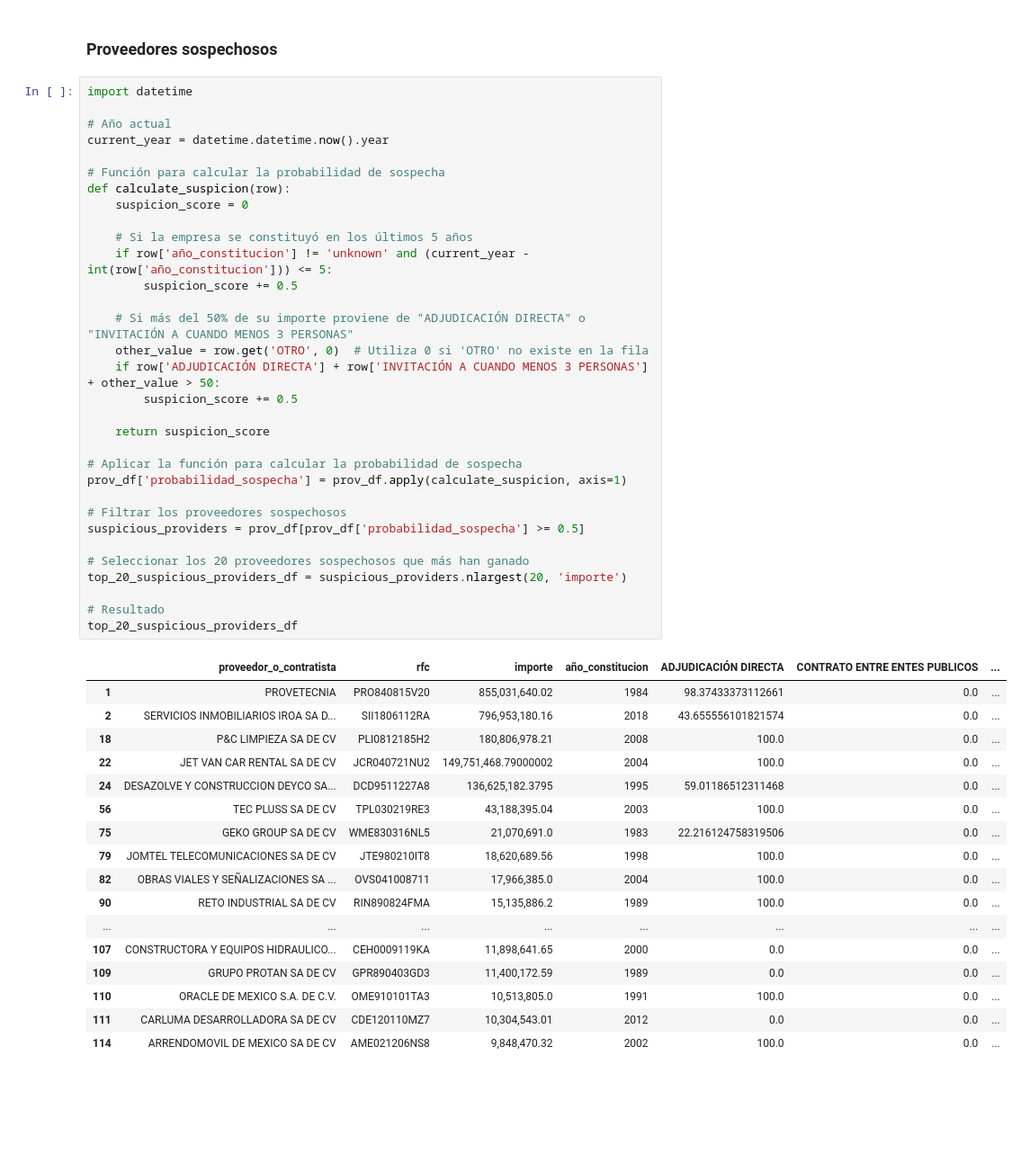
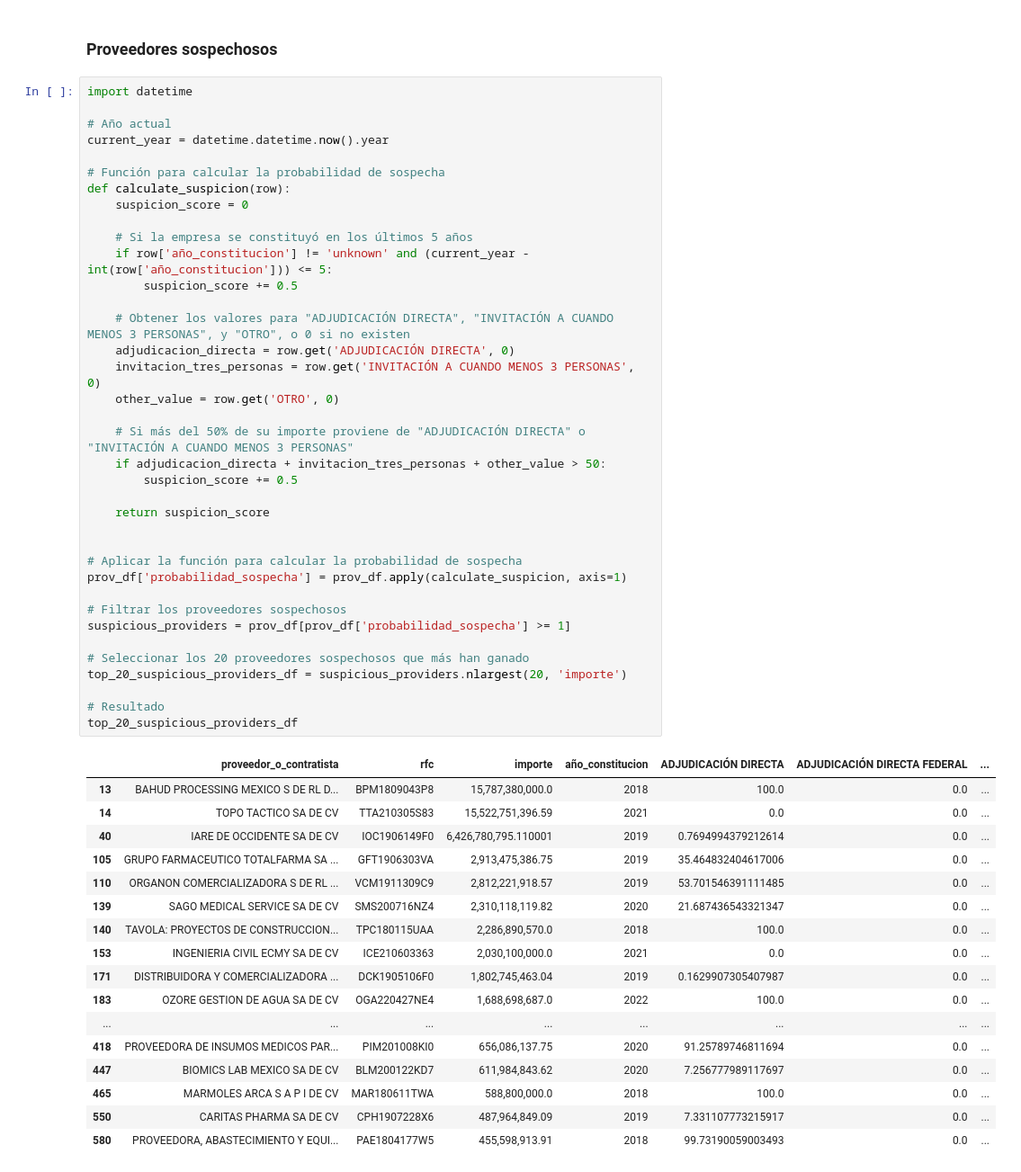
Before and after one commit to artiherrera/analisis_compranet, a Jupyter notebook: notebooks/2.0-buscador_consolidado.ipynb, the cells around one changed output. Shown at 90% size. Saved outputs shown, nothing was run; the diff lists cells and outputs as text; blank space fills up the shorter version.

```diff
--- a/notebooks/2.0-buscador_consolidado.ipynb
+++ b/notebooks/2.0-buscador_consolidado.ipynb
@@ -432,53 +436,58 @@ plt.show()
 # %%
 import datetime
 
 # Año actual
 current_year = datetime.datetime.now().year
 
 # Función para calcular la probabilidad de sospecha
 def calculate_suspicion(row):
     suspicion_score = 0
 
     # Si la empresa se constituyó en los últimos 5 años
     if row['año_constitucion'] != 'unknown' and (current_year - int(row['año_constitucion'])) <= 5:
         suspicion_score += 0.5
 
+    # Obtener los valores para "ADJUDICACIÓN DIRECTA", "INVITACIÓN A CUANDO MENOS 3 PERSONAS", y "OTRO", o 0 si no existen
+    adjudicacion_directa = row.get('ADJUDICACIÓN DIRECTA', 0)
+    invitacion_tres_personas = row.get('INVITACIÓN A CUANDO MENOS 3 PERSONAS', 0)
+    other_value = row.get('OTRO', 0)
+
     # Si más del 50% de su importe proviene de "ADJUDICACIÓN DIRECTA" o "INVITACIÓN A CUANDO MENOS 3 PERSONAS"
-    other_value = row.get('OTRO', 0)  # Utiliza 0 si 'OTRO' no existe en la fila
-    if row['ADJUDICACIÓN DIRECTA'] + row['INVITACIÓN A CUANDO MENOS 3 PERSONAS'] + other_value > 50:
+    if adjudicacion_directa + invitacion_tres_personas + other_value > 50:
         suspicion_score += 0.5
 
     return suspicion_score
+
 
 # Aplicar la función para calcular la probabilidad de sospecha
 prov_df['probabilidad_sospecha'] = prov_df.apply(calculate_suspicion, axis=1)
 
 # Filtrar los proveedores sospechosos
-suspicious_providers = prov_df[prov_df['probabilidad_sospecha'] >= 0.5]
+suspicious_providers = prov_df[prov_df['probabilidad_sospecha'] >= 1]
 
 # Seleccionar los 20 proveedores sospechosos que más han ganado
 top_20_suspicious_providers_df = suspicious_providers.nlargest(20, 'importe')
 
 # Resultado
 top_20_suspicious_providers_df
 # %% [output]
-|  | proveedor_o_contratista | rfc | importe | año_constitucion | ADJUDICACIÓN DIRECTA | CONTRATO ENTRE ENTES PUBLICOS | ... |
-| 1 | PROVETECNIA | PRO840815V20 | 855,031,640.02 | 1984 | 98.37433373112661 | 0.0 | ... |
-| 2 | SERVICIOS INMOBILIARIOS IROA SA D... | SII1806112RA | 796,953,180.16 | 2018 | 43.655556101821574 | 0.0 | ... |
-| 18 | P&C LIMPIEZA SA DE CV | PLI0812185H2 | 180,806,978.21 | 2008 | 100.0 | 0.0 | ... |
-| 22 | JET VAN CAR RENTAL SA DE CV | JCR040721NU2 | 149,751,468.79000002 | 2004 | 100.0 | 0.0 | ... |
-| 24 | DESAZOLVE Y CONSTRUCCION DEYCO SA... | DCD9511227A8 | 136,625,182.3795 | 1995 | 59.01186512311468 | 0.0 | ... |
-| 56 | TEC PLUSS SA DE CV | TPL030219RE3 | 43,188,395.04 | 2003 | 100.0 | 0.0 | ... |
-| 75 | GEKO GROUP SA DE CV | WME830316NL5 | 21,070,691.0 | 1983 | 22.216124758319506 | 0.0 | ... |
-| 79 | JOMTEL TELECOMUNICACIONES SA DE CV | JTE980210IT8 | 18,620,689.56 | 1998 | 100.0 | 0.0 | ... |
-| 82 | OBRAS VIALES Y SEÑALIZACIONES SA ... | OVS041008711 | 17,966,385.0 | 2004 | 100.0 | 0.0 | ... |
-| 90 | RETO INDUSTRIAL SA DE CV | RIN890824FMA | 15,135,886.2 | 1989 | 100.0 | 0.0 | ... |
+|  | proveedor_o_contratista | rfc | importe | año_constitucion | ADJUDICACIÓN DIRECTA | ADJUDICACIÓN DIRECTA FEDERAL | ... |
+| 13 | BAHUD PROCESSING MEXICO S DE RL D... | BPM1809043P8 | 15,787,380,000.0 | 2018 | 100.0 | 0.0 | ... |
+| 14 | TOPO TACTICO SA DE CV | TTA210305S83 | 15,522,751,396.59 | 2021 | 0.0 | 0.0 | ... |
+| 40 | IARE DE OCCIDENTE SA DE CV | IOC1906149F0 | 6,426,780,795.110001 | 2019 | 0.7694994379212614 | 0.0 | ... |
+| 105 | GRUPO FARMACEUTICO TOTALFARMA SA ... | GFT1906303VA | 2,913,475,386.75 | 2019 | 35.464832404617006 | 0.0 | ... |
+| 110 | ORGANON COMERCIALIZADORA S DE RL ... | VCM1911309C9 | 2,812,221,918.57 | 2019 | 53.701546391111485 | 0.0 | ... |
+| 139 | SAGO MEDICAL SERVICE SA DE CV | SMS200716NZ4 | 2,310,118,119.82 | 2020 | 21.687436543321347 | 0.0 | ... |
+| 140 | TAVOLA: PROYECTOS DE CONSTRUCCION... | TPC180115UAA | 2,286,890,570.0 | 2018 | 100.0 | 0.0 | ... |
+| 153 | INGENIERIA CIVIL ECMY SA DE CV | ICE210603363 | 2,030,100,000.0 | 2021 | 0.0 | 0.0 | ... |
+| 171 | DISTRIBUIDORA Y COMERCIALIZADORA ... | DCK1905106F0 | 1,802,745,463.04 | 2019 | 0.1629907305407987 | 0.0 | ... |
+| 183 | OZORE GESTION DE AGUA SA DE CV | OGA220427NE4 | 1,688,698,687.0 | 2022 | 100.0 | 0.0 | ... |
 | ... | ... | ... | ... | ... | ... | ... | ... |
-| 107 | CONSTRUCTORA Y EQUIPOS HIDRAULICO... | CEH0009119KA | 11,898,641.65 | 2000 | 0.0 | 0.0 | ... |
-| 109 | GRUPO PROTAN SA DE CV | GPR890403GD3 | 11,400,172.59 | 1989 | 0.0 | 0.0 | ... |
-| 110 | ORACLE DE MEXICO S.A. DE C.V. | OME910101TA3 | 10,513,805.0 | 1991 | 100.0 | 0.0 | ... |
-| 111 | CARLUMA DESARROLLADORA SA DE CV | CDE120110MZ7 | 10,304,543.01 | 2012 | 0.0 | 0.0 | ... |
-| 114 | ARRENDOMOVIL DE MEXICO SA DE CV | AME021206NS8 | 9,848,470.32 | 2002 | 100.0 | 0.0 | ... |
+| 418 | PROVEEDORA DE INSUMOS MEDICOS PAR... | PIM201008KI0 | 656,086,137.75 | 2020 | 91.25789746811694 | 0.0 | ... |
+| 447 | BIOMICS LAB MEXICO SA DE CV | BLM200122KD7 | 611,984,843.62 | 2020 | 7.256777989117697 | 0.0 | ... |
+| 465 | MARMOLES ARCA S A P I DE CV | MAR180611TWA | 588,800,000.0 | 2018 | 100.0 | 0.0 | ... |
+| 550 | CARITAS PHARMA SA DE CV | CPH1907228X6 | 487,964,849.09 | 2019 | 7.331107773215917 | 0.0 | ... |
+| 580 | PROVEEDORA, ABASTECIMIENTO Y EQUI... | PAE1804177W5 | 455,598,913.91 | 2018 | 99.73190059003493 | 0.0 | ... |
 # %%
 import matplotlib.pyplot as plt
 import matplotlib.ticker as ticker
```
Also changed, not shown: parts of 6 cells of this notebook.
